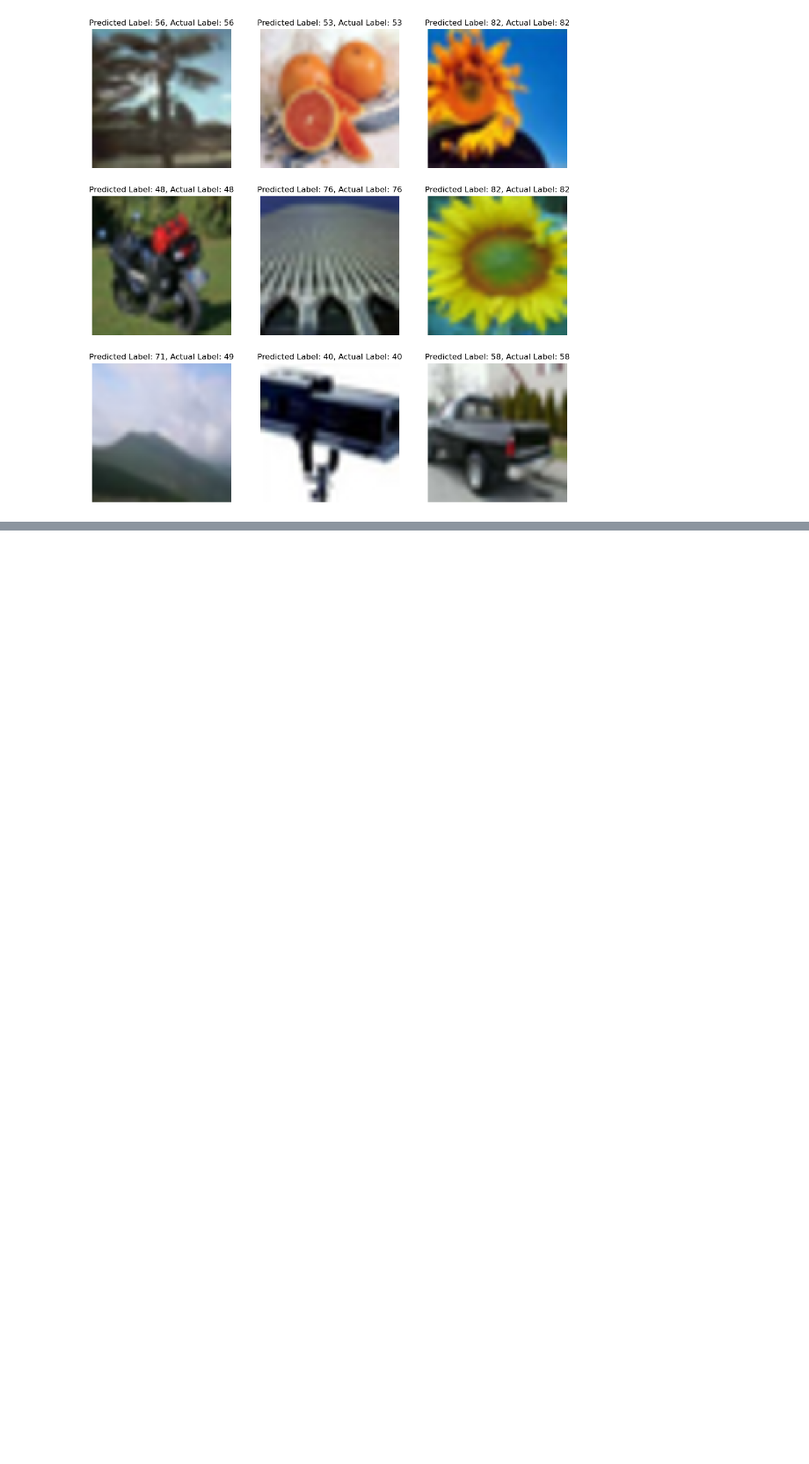
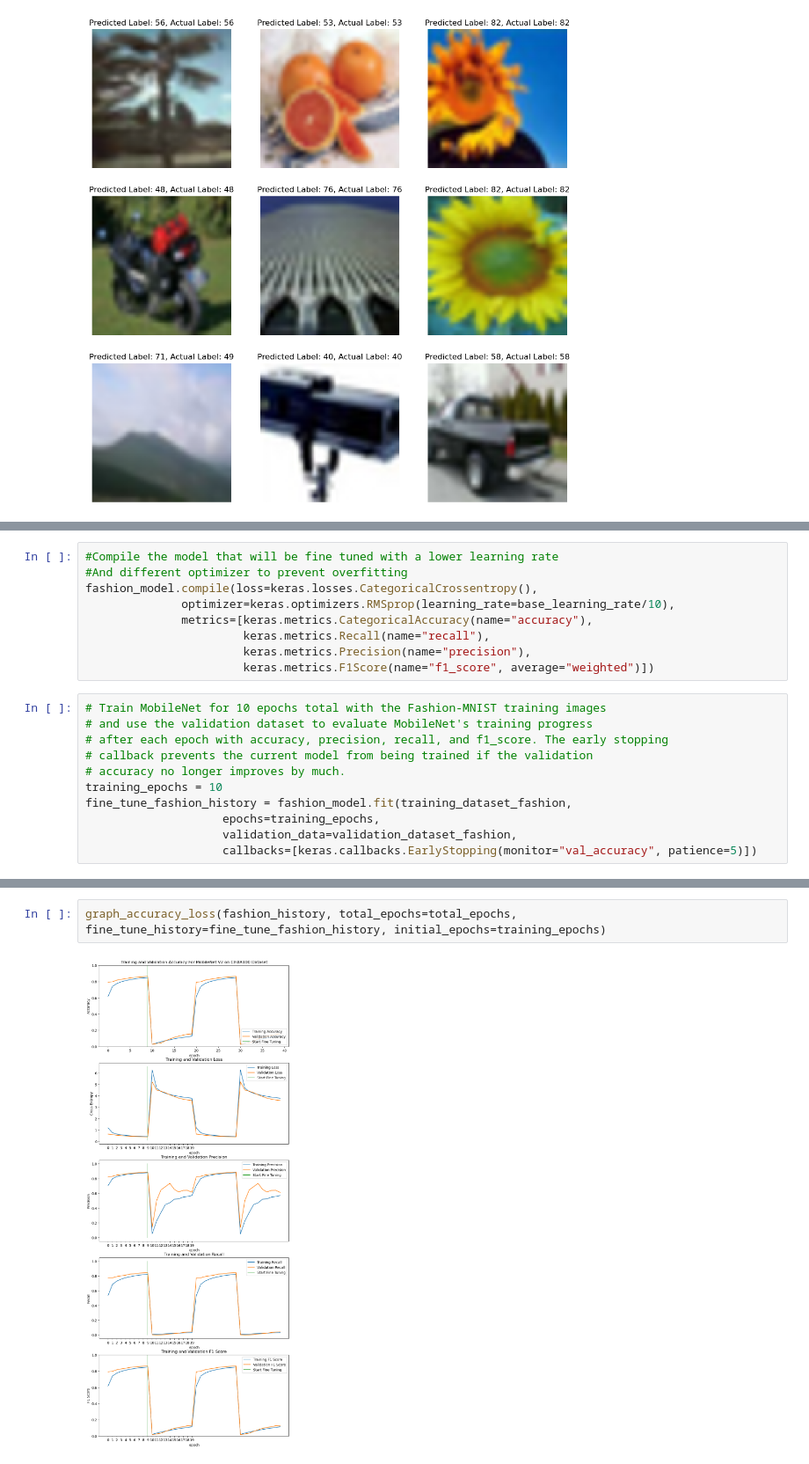
Before and after one commit to nikopedraza/EGCP597-AI-ML-on-Hardware, a Jupyter notebook: Assignment1_AdamTorek.ipynb, the cells around one changed output, grey strips where cells are left out. Shown at 88% size. Saved outputs shown, nothing was run; the diff lists cells and outputs as text; blank space fills up the shorter version.

```diff
--- a/Assignment1_AdamTorek.ipynb
+++ b/Assignment1_AdamTorek.ipynb
@@ -614,0 +769,20 @@ Clipping input data to the valid range for imshow with RGB data ([0..1] for floa
+# %%
+#Compile the model that will be fine tuned with a lower learning rate
+#And different optimizer to prevent overfitting
+fashion_model.compile(loss=keras.losses.CategoricalCrossentropy(),
+              optimizer=keras.optimizers.RMSprop(learning_rate=base_learning_rate/10),
+              metrics=[keras.metrics.CategoricalAccuracy(name="accuracy"),
+                       keras.metrics.Recall(name="recall"),
+                       keras.metrics.Precision(name="precision"),
+                       keras.metrics.F1Score(name="f1_score", average="weighted")])
+# %%
+# Train MobileNet for 10 epochs total with the Fashion-MNIST training images
+# and use the validation dataset to evaluate MobileNet's training progress
+# after each epoch with accuracy, precision, recall, and f1_score. The early stopping
+# callback prevents the current model from being trained if the validation
+# accuracy no longer improves by much.
+training_epochs = 10
+fine_tune_fashion_history = fashion_model.fit(training_dataset_fashion,
+                    epochs=training_epochs,
+                    validation_data=validation_dataset_fashion,
+                    callbacks=[keras.callbacks.EarlyStopping(monitor="val_accuracy", patience=5)])
@@ -614,0 +798,4 @@ Clipping input data to the valid range for imshow with RGB data ([0..1] for floa
+# %%
+graph_accuracy_loss(fashion_history, total_epochs=total_epochs, fine_tune_history=fine_tune_fashion_history, initial_epochs=training_epochs)
+# %% [output]
+[figure, added]
```
Also changed, not shown: parts of 34 cells of this notebook.
